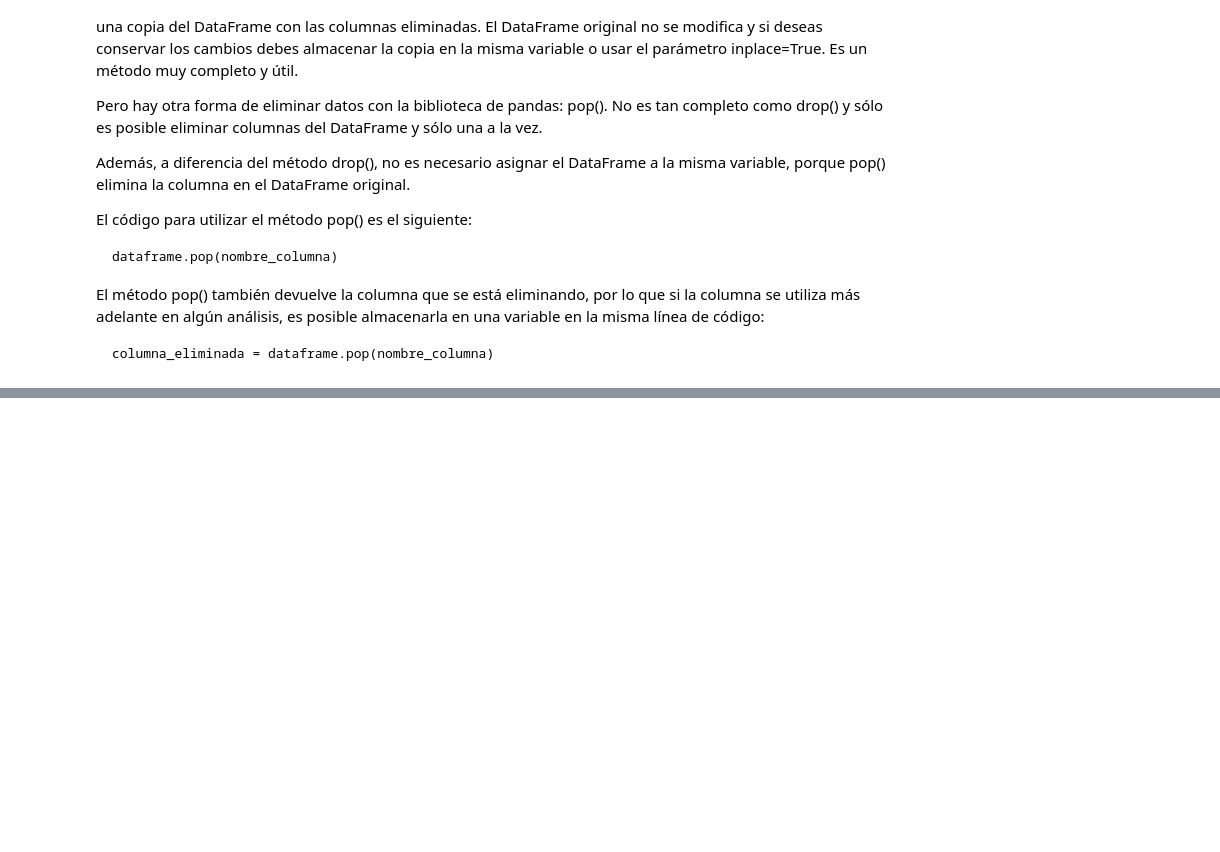
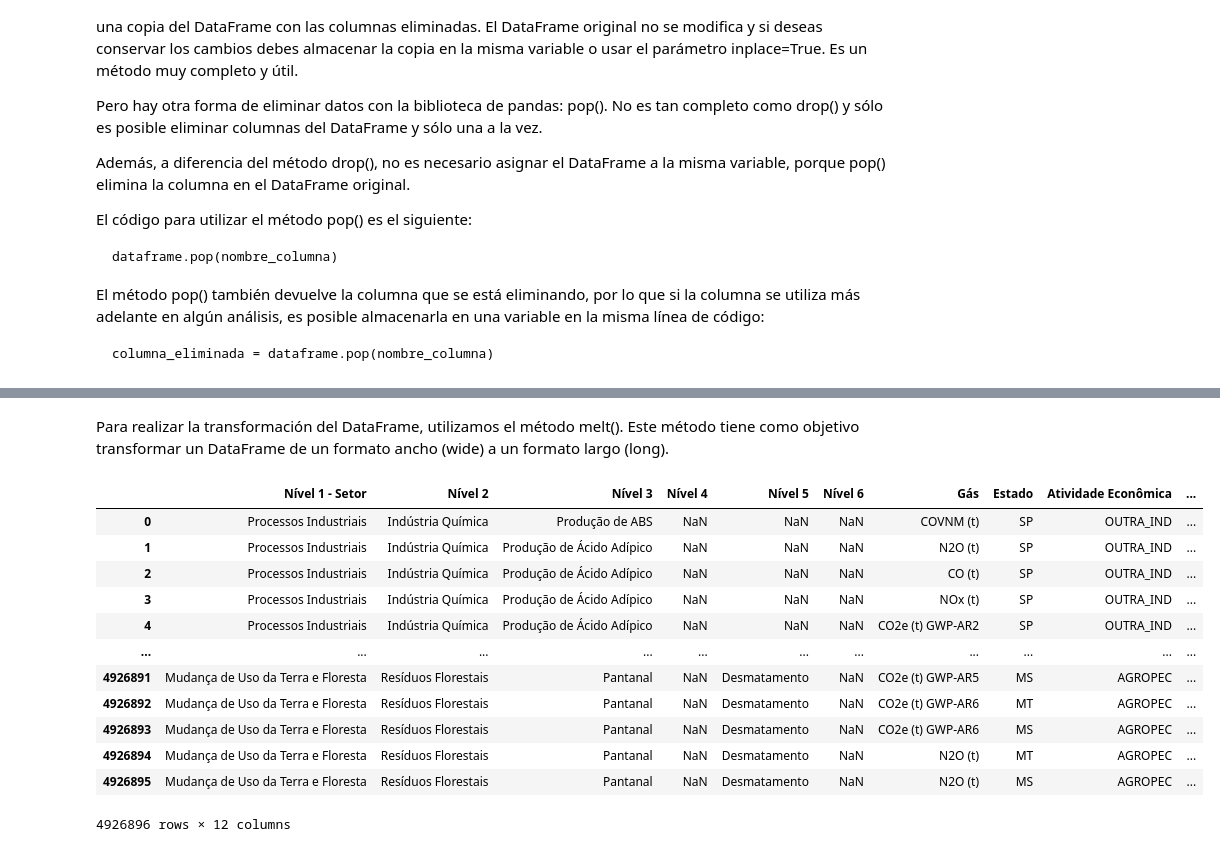
Before and after one commit to LordAguaKate/Pandas, a Jupyter notebook: Seleccion_y_Agrupamiento_de_Datos.ipynb, the cells around one changed output, grey strips where cells are left out. Saved outputs shown, nothing was run; the diff lists cells and outputs as text; code cells hidden in the pictures; blank space fills up the shorter version.

Commit message:
Análisis de los gases

```diff
--- a/Seleccion_y_Agrupamiento_de_Datos.ipynb
+++ b/Seleccion_y_Agrupamiento_de_Datos.ipynb
@@ -211,0 +224,3 @@ columna_eliminada = dataframe.pop(nombre_columna)
+# %%
+columnas_info = list(emision_gases.loc[:, 'Nível 1 - Setor':'Produto'].columns)
+columnas_info
@@ -211,0 +247,3 @@ columna_eliminada = dataframe.pop(nombre_columna)
+# %%
+columnas_emision = list(emision_gases.loc[:,1970:2021].columns)
+columnas_emision
@@ -211,0 +268,18 @@ columna_eliminada = dataframe.pop(nombre_columna)
+# %% [markdown]
+Para realizar la transformación del DataFrame, utilizamos el método melt(). Este método tiene como objetivo transformar un DataFrame de un formato ancho (wide) a un formato largo (long).
+# %%
+emision_gases.melt(id_vars= columnas_info, value_vars= columnas_emision, var_name= 'Año', value_name= 'Emision')
+# %% [output]
+|  | Nível 1 - Setor | Nível 2 | Nível 3 | Nível 4 | Nível 5 | Nível 6 | Gás | Estado | Atividade Econômica | ... |
+| 0 | Processos Industriais | Indústria Química | Produção de ABS | NaN | NaN | NaN | COVNM (t) | SP | OUTRA_IND | ... |
+| 1 | Processos Industriais | Indústria Química | Produção de Ácido Adípico | NaN | NaN | NaN | N2O (t) | SP | OUTRA_IND | ... |
+| 2 | Processos Industriais | Indústria Química | Produção de Ácido Adípico | NaN | NaN | NaN | CO (t) | SP | OUTRA_IND | ... |
+| 3 | Processos Industriais | Indústria Química | Produção de Ácido Adípico | NaN | NaN | NaN | NOx (t) | SP | OUTRA_IND | ... |
+| 4 | Processos Industriais | Indústria Química | Produção de Ácido Adípico | NaN | NaN | NaN | CO2e (t) GWP-AR2 | SP | OUTRA_IND | ... |
+| ... | ... | ... | ... | ... | ... | ... | ... | ... | ... | ... |
+| 4926891 | Mudança de Uso da Terra e Floresta | Resíduos Florestais | Pantanal | NaN | Desmatamento | NaN | CO2e (t) GWP-AR5 | MS | AGROPEC | ... |
+| 4926892 | Mudança de Uso da Terra e Floresta | Resíduos Florestais | Pantanal | NaN | Desmatamento | NaN | CO2e (t) GWP-AR6 | MT | AGROPEC | ... |
+| 4926893 | Mudança de Uso da Terra e Floresta | Resíduos Florestais | Pantanal | NaN | Desmatamento | NaN | CO2e (t) GWP-AR6 | MS | AGROPEC | ... |
+| 4926894 | Mudança de Uso da Terra e Floresta | Resíduos Florestais | Pantanal | NaN | Desmatamento | NaN | N2O (t) | MT | AGROPEC | ... |
+| 4926895 | Mudança de Uso da Terra e Floresta | Resíduos Florestais | Pantanal | NaN | Desmatamento | NaN | N2O (t) | MS | AGROPEC | ... |
+4926896 rows × 12 columns
```
Also changed, not shown: parts of 13 cells of this notebook.
